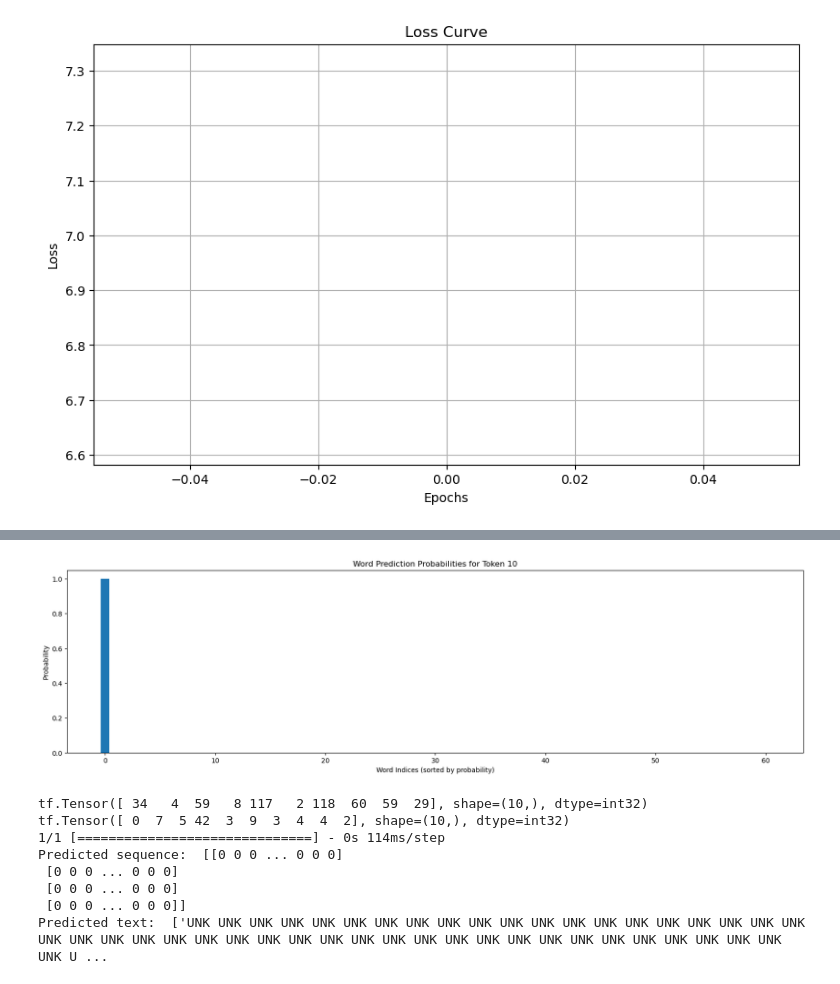
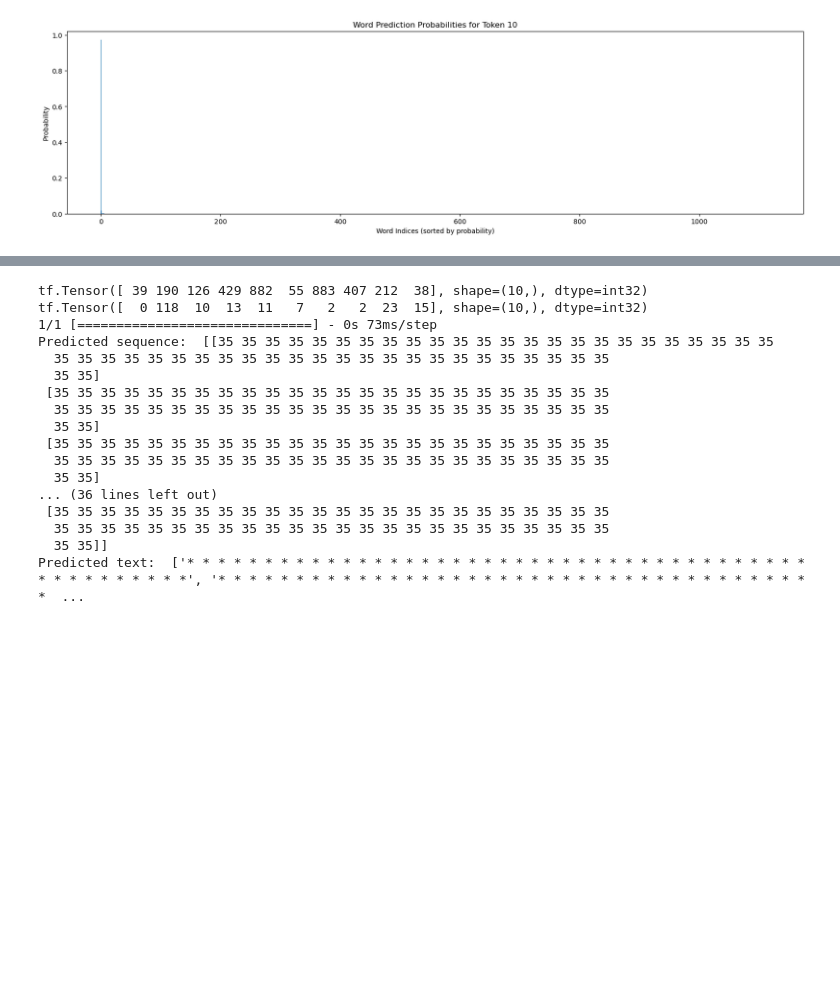
Before and after one commit to KUAIOrganization/LLM-Code-Bot, a Jupyter notebook: SLM_prebuilt.ipynb, the cells around one changed output, grey strips where cells are left out. Saved outputs shown, nothing was run; the diff lists cells and outputs as text; code cells hidden in the pictures; blank space fills up the shorter version.

```diff
--- a/SLM_prebuilt.ipynb
+++ b/SLM_prebuilt.ipynb
@@ -356,7 +363,7 @@ def calculate_loss(model_output, tokenized_code, mask):
     return tf.reduce_sum(loss) / tf.reduce_sum(mask)
 
 @tf.function
-def train_step(model, optimizer, tokenized_question, tokenized_code, clip_norm=1.0):
+def train_step(model, optimizer, tokenized_question, tokenized_code, clip_norm=10.0):
     with tf.GradientTape() as tape:
         model_output = model([tokenized_question, tokenized_code], training=True)
 
@@ -381,7 +388,7 @@ def train_step(model, optimizer, tokenized_question, tokenized_code, clip_norm=1
 if __name__ == "__main__":
     # Paths to data
     problems_path = "/workspace/Training_Data/A_Problems.json"
-    submissions_dir = "/workspace/Training_Data/A_Submissions_4"
+    submissions_dir = "/workspace/Training_Data/A_Submissions"
     log_dir = "/workspace/logs"
 
     #problems_path = "C:/AIClub/Training_Data_Cleaned/A_Problems.json"
@@ -389,23 +396,24 @@ if __name__ == "__main__":
     #log_dir = "C:/AIClub/logs"
 
     # Set hyperparameters
-    dim = 256
+    dim = 512
     dim_ff = dim * 4
     num_layers = 6
     num_heads = 8
     key_dim = dim // num_heads
 
-    max_length = 530 # Set to cover about 85% of inputs
-    dropout_rate = 0.00 # Lowered temporarily
+    max_length_input = 530 # Set to cover about 85% of inputs
+    max_length_output = 50 # Set to cover 100% of ground truth outputs
+    dropout_rate = 0.1
 
     batch_size = 16
-    learning_rate = 0.002
-    epochs = 1
+    learning_rate = 0.001
+    epochs = 8
 
     assert dim % num_heads == 0, "dim % num_heads != 0"
 
     # Initialize the Loader
-    loader = Loader(problems_path, submissions_dir, log_dir, max_length, batch_size)
+    loader = Loader(problems_path, submissions_dir, log_dir, max_length_input, max_length_output, batch_size)
     loader.load_data()
     problem_vocab_size = len(loader.problem_tokenizer.word_index) + 1
     solution_vocab_size = len(loader.solution_tokenizer.word_index) + 1
@@ -418,7 +426,24 @@ if __name__ == "__main__":
     tensorboard_callback = tf.keras.callbacks.TensorBoard(log_dir=log_dir, histogram_freq=1)
 
     # Train the model
-    history = model.fit(loader.dataset, epochs=epochs, callbacks=[tensorboard_callback])
+    history = model.fit(loader.dataset, epochs=epochs, callbacks=[tensorboard_callback]) # history variable unused...
+
+    """
+    optimizer = model.optimizer
+    for epoch in range(epochs):
+        print(f"Start of Epoch {epoch+1}")
+
+        # Iterate over the batches of the dataset.
+        for step, ((tokenized_question, tokenized_code), target) in enumerate(loader.dataset):
+            # Call the custom train_step
+            loss = train_step(model, optimizer, tokenized_question, tokenized_code[:, :-1])
+
+            # Log every 200 batches
+            if step % 200 == 0:
+                print(f"Epoch {epoch+1}, Step {step}, Loss: {loss.numpy()}")
+
+        print(f"End of Epoch {epoch+1}, Loss: {loss.numpy()}")
+    """
 
     # Save the model
     model.save("/workspace")
@@ -490,7 +530,7 @@ model = tf.keras.models.load_model('/workspace')
 
 # Uncomment what you want to run
 evaluator = Evaluator(model, loader)
-evaluator.evaluate('loss', history)
-evaluator.evaluate('token_prob', token_index=10, n_samples=4)
-evaluator.evaluate('sample_pred', n_samples=4)
+#evaluator.evaluate('loss', history)
+evaluator.evaluate('token_prob', token_index=10, n_samples=1)
+evaluator.evaluate('sample_pred', n_samples=1)
 # %% [output]
@@ -497 +538 @@ evaluator.evaluate('sample_pred', n_samples=4)
-[figure, old version]
+[figure, new version]
@@ -499,12 +539,20 @@ evaluator.evaluate('sample_pred', n_samples=4)
-[figure, removed]
-tf.Tensor([ 34   4  59   8 117   2 118  60  59  29], shape=(10,), dtype=int32)
-tf.Tensor([ 0  7  5 42  3  9  3  4  4  2], shape=(10,), dtype=int32)
-1/1 [==============================] - 0s 114ms/step
-Predicted sequence:  [[0 0 0 ... 0 0 0]
- [0 0 0 ... 0 0 0]
- [0 0 0 ... 0 0 0]
- [0 0 0 ... 0 0 0]]
-Predicted text:  ['UNK UNK UNK UNK UNK UNK UNK UNK UNK UNK UNK UNK UNK UNK UNK UNK UNK UNK UNK UNK UNK UNK UNK UNK UNK UNK UNK UNK UNK UNK UNK UNK UNK UNK UNK UNK UNK UNK UNK UNK UNK UNK UNK UNK UNK U ...
+tf.Tensor([ 39 190 126 429 882  55 883 407 212  38], shape=(10,), dtype=int32)
+tf.Tensor([  0 118  10  13  11   7   2   2  23  15], shape=(10,), dtype=int32)
+1/1 [==============================] - 0s 73ms/step
+Predicted sequence:  [[35 35 35 35 35 35 35 35 35 35 35 35 35 35 35 35 35 35 35 35 35 35 35 35
+  35 35 35 35 35 35 35 35 35 35 35 35 35 35 35 35 35 35 35 35 35 35 35 35
+  35 35]
+ [35 35 35 35 35 35 35 35 35 35 35 35 35 35 35 35 35 35 35 35 35 35 35 35
+  35 35 35 35 35 35 35 35 35 35 35 35 35 35 35 35 35 35 35 35 35 35 35 35
+  35 35]
+ [35 35 35 35 35 35 35 35 35 35 35 35 35 35 35 35 35 35 35 35 35 35 35 35
+  35 35 35 35 35 35 35 35 35 35 35 35 35 35 35 35 35 35 35 35 35 35 35 35
+  35 35]
+... (36 lines left out)
+ [35 35 35 35 35 35 35 35 35 35 35 35 35 35 35 35 35 35 35 35 35 35 35 35
+  35 35 35 35 35 35 35 35 35 35 35 35 35 35 35 35 35 35 35 35 35 35 35 35
+  35 35]]
+Predicted text:  ['* * * * * * * * * * * * * * * * * * * * * * * * * * * * * * * * * * * * * * * * * * * * * * * * * *', '* * * * * * * * * * * * * * * * * * * * * * * * * * * * * * * * * * * * * * *  ...
 # %%
 %load_ext tensorboard
 %tensorboard --logdir logs --host localhost --port 8088
```
Also changed, not shown: parts of 10 cells of this notebook, 1 other file.
